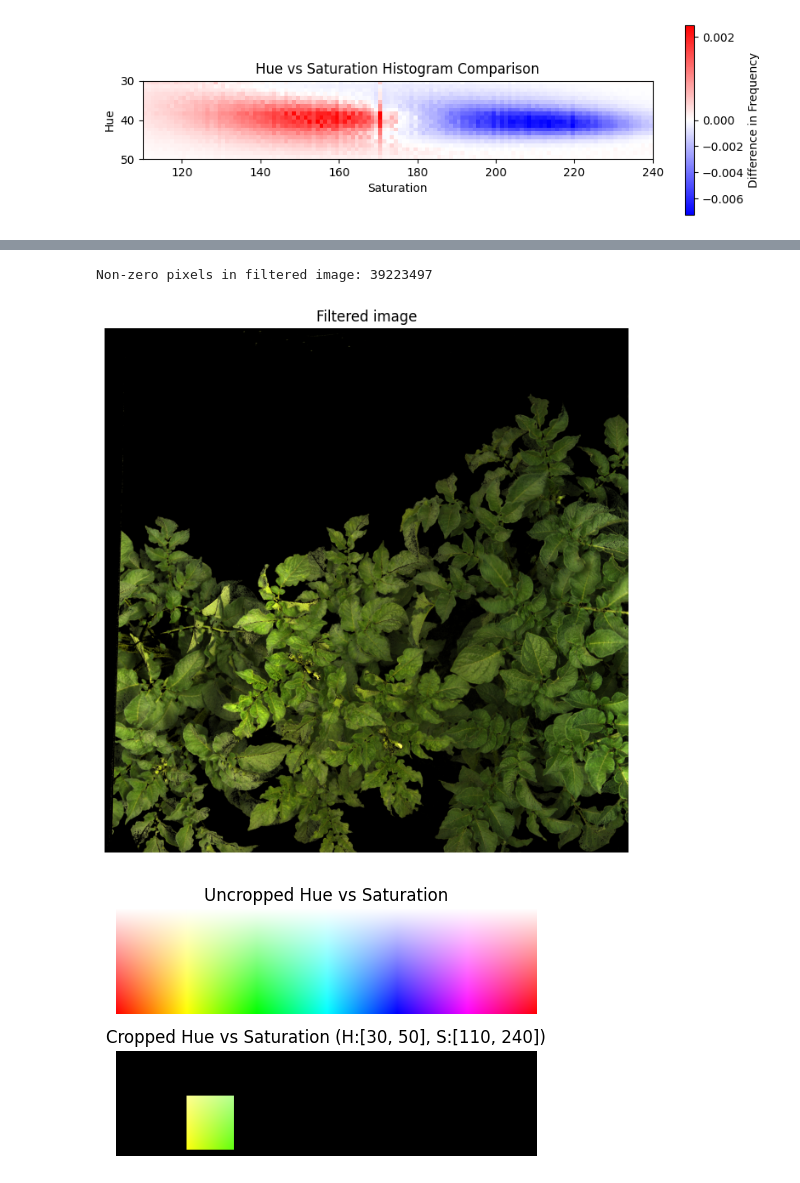
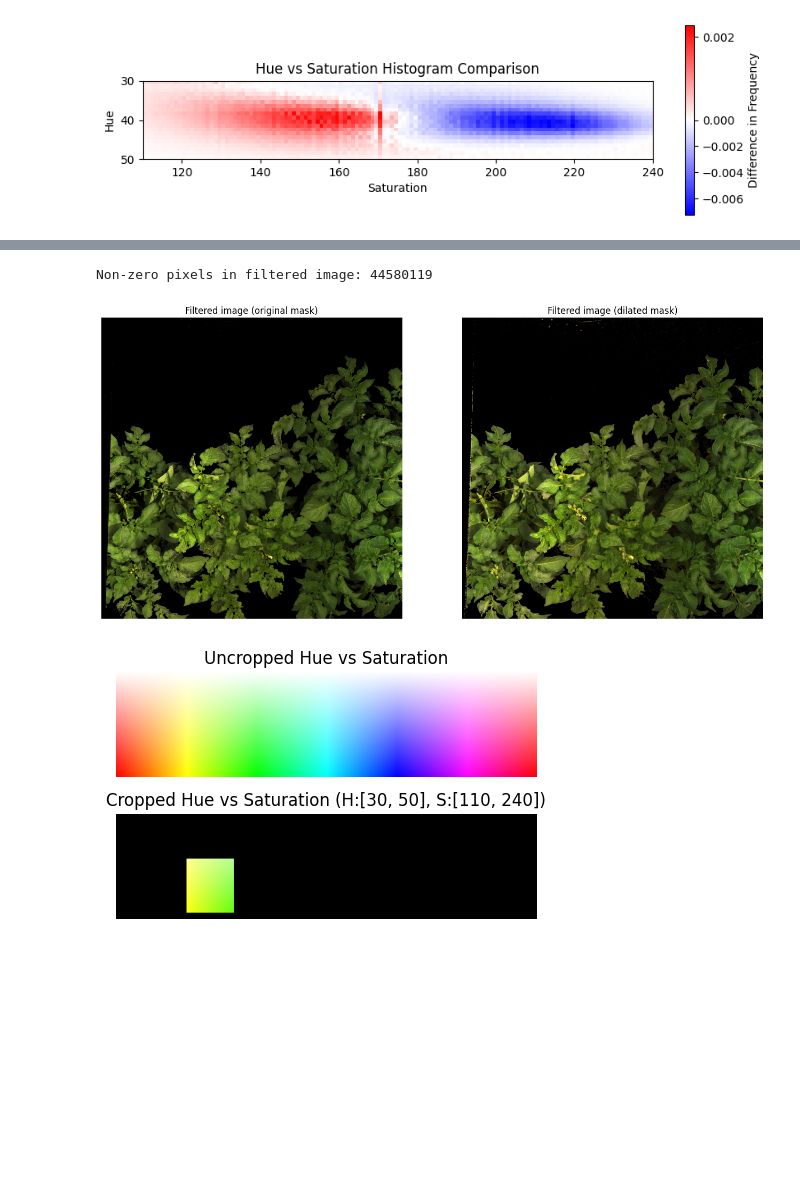
Before and after one commit to MartMonster/AlphaTreeLVQ, a Jupyter notebook: hist.ipynb, the cells around one changed output, grey strips where cells are left out. Drawn from its saved outputs; the diff is of its cells as text; code cells hidden in the pictures; blank space fills up the shorter version.

```diff
--- a/hist.ipynb
+++ b/hist.ipynb
@@ -164,87 +184,38 @@ plt.show()
 # %%
-def parse_labels(file_path):
-    parsed_data = []
-
-    with open(file_path, 'r') as f:
-        for line in f:
-            parts = line.strip().split()
-            if len(parts) != 5:
-                continue  # Skip malformed lines
-            label = int(parts[0])
-            bbox = list(map(float, parts[1:]))  # [x_center, y_center, width, height]
-            parsed_data.append((label, bbox))
-    return parsed_data
-
-from matplotlib.patches import Circle
-
 # Display an image with its filtered version based on hue and saturation constraints
-# fig, axes = plt.subplots(1, 2, figsize=(12, 5))
 img = cv2.imread('Croptimal/2024_5_13_CleansingDataset/Run1_light_normal_otherobjects/test/4e8ef493-3884-4645-82c6-4291a576684d.png')
 img = cv2.cvtColor(img, cv2.COLOR_BGR2RGB)
 
-labels = parse_labels("Croptimal/2024_5_13_CleansingDataset/Run1_light_normal_otherobjects/test/4e8ef493-3884-4645-82c6-4291a576684d.txt")
-
-# Original image
-# axes[0].imshow(img)
-# axes[0].set_title('Original Image')
-# axes[0].axis('off')
-
 hsv = cv2.cvtColor(img, cv2.COLOR_RGB2HSV)
-# hsv = hsv.astype(np.float32)
-
-# hue_min, hue_max = hue[0]*2, hue[1]*2
-# sat_min, sat_max = saturation[0]/255, saturation[1]/255
 
 mask = (
     (hsv[:, :, 0] >= hue[0]) & (hsv[:, :, 0] <= hue[1]) &
     (hsv[:, :, 1] >= saturation[0]) & (hsv[:, :, 1] <= saturation[1])
 )
 
-# Convert boolean mask to float (0.0 or 1.0)
-# mask_f = mask_f.astype(np.float32)
+kernel = np.ones((5, 5), np.uint8)
 
-# Apply mask (broadcast across RGB channels)
+dilated_mask = cv2.dilate(mask.astype(np.uint8), kernel, iterations=1)
+
+filtered_img_dilated = img * dilated_mask[..., None]
+
 filtered_img = img * mask[..., None]
 
 # print amount of non-zero pixels in filtered_img
-print(f'Non-zero pixels in filtered image: {np.count_nonzero(filtered_img)}')
+print(f'Non-zero pixels in filtered image: {np.count_nonzero(filtered_img_dilated)}')
 
-# axes[1].imshow(filtered_img)
-# axes[1].set_title(f'Filtered Image (H:[{hue[0]}, {hue[1]}], S:[{saturation[0]}, {saturation[1]}])')
-# axes[1].axis('off')
-
-# plt.tight_layout()
-# plt.show()
-
-ig, ax = plt.subplots(figsize=(8, 8))
-ax.imshow(filtered_img)
-ax.set_title('Filtered image')
-ax.axis('off')
-
-# for label, bbox in labels:
-#     x_center, y_center, width, height = bbox
-#     x_center = int(x_center * img.shape[1])
-#     y_center = int(y_center * img.shape[0])
-#     width = int(width * img.shape[1])
-#     height = int(height * img.shape[0])
-#     x1 = int(x_center - width / 2)
-#     y1 = int(y_center - height / 2)
-#     x2 = int(x_center + width / 2)
-#     y2 = int(y_center + height / 2)
-#     color = 'cyan' if not label else 'yellow'
-#     rect = plt.Rectangle((x1, y1), width, height, linewidth=1, edgecolor='none', facecolor=color, alpha=0.25)
-#     ax.add_patch(rect)
-
-# Draw a circle around each non-zero pixel in the filtered image
-# ys, xs = np.nonzero(mask)  # get coordinates of nonzero pixels
-# for x, y in zip(xs, ys):
-#     circ = Circle((x, y), radius=100, color='red', fill=False, linewidth=2)
-#     ax.add_patch(circ)
+fig, ax = plt.subplots(1,2, figsize=(16, 8))
+ax[0].imshow(filtered_img)
+ax[0].set_title('Filtered image (original mask)')
+ax[0].axis('off')
+ax[1].imshow(filtered_img_dilated)
+ax[1].set_title('Filtered image (dilated mask)')
+ax[1].axis('off')
 
 plt.show()
 # %% [output]
-Non-zero pixels in filtered image: 39223497
+Non-zero pixels in filtered image: 44580119
-[figure, old version]
+[figure, new version]
 # %%
 fig, axes = plt.subplots(2, 1, figsize=(6, 3))
 
```
Also changed, not shown: parts of 6 cells of this notebook, 2 other files.
